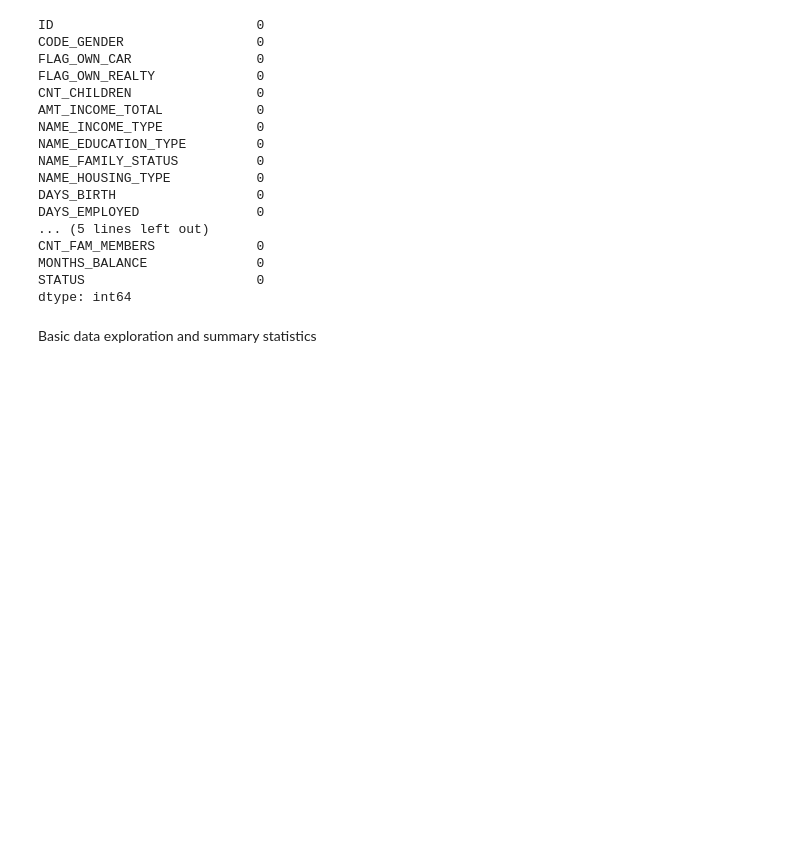
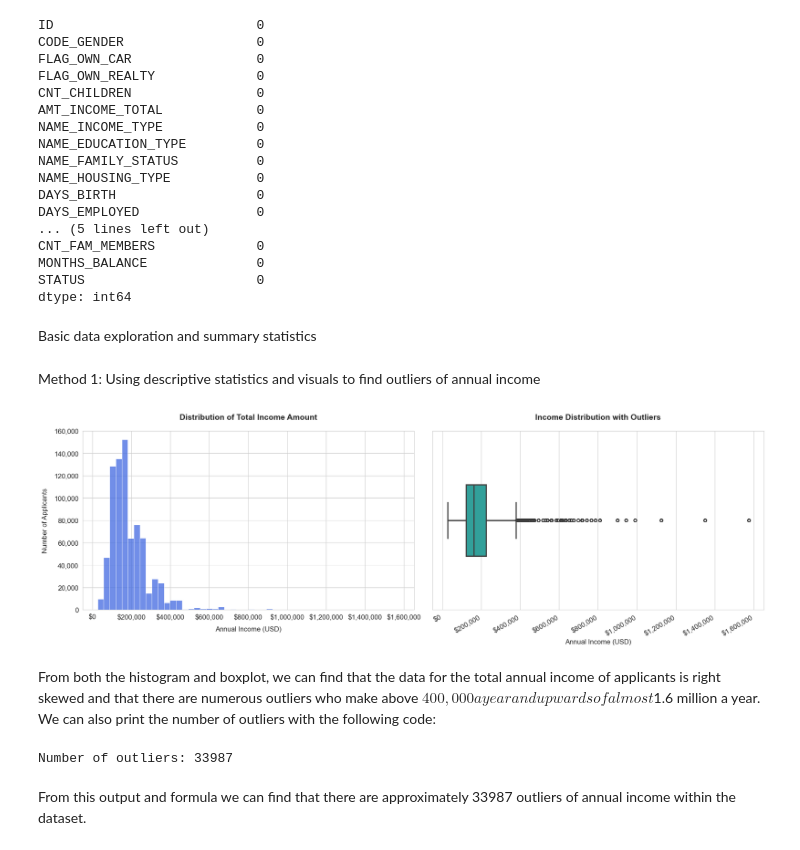
Before and after one commit to Yuvraj-R/CMSC320_FINAL, a Jupyter notebook: Checkpoint2.ipynb, the cells around one changed output. Drawn from its saved outputs; the diff is of its cells as text; code cells hidden in the pictures; blank space fills up the shorter version.

Commit message:
finished method one

```diff
--- a/Checkpoint2.ipynb
+++ b/Checkpoint2.ipynb
@@ -86,3 +89,55 @@ STATUS                      0
 dtype: int64
 # %% [markdown]
 Basic data exploration and summary statistics
+# %% [markdown]
+Method 1: Using descriptive statistics and visuals to find outliers of annual income
+# %%
+import matplotlib.ticker as ticker
+
+
+
+# create figure with two subplots
+fig, (ax1, ax2) = plt.subplots(1, 2, figsize=(18, 6))
+
+# plotting the Histogram
+hist = sns.histplot(total_dataset['AMT_INCOME_TOTAL'], bins=50, ax=ax1,
+                    color='royalblue', edgecolor='white', linewidth=0.5)
+ax1.set_title('Distribution of Total Income Amount', pad=20, fontsize=14, fontweight='bold')
+ax1.set_xlabel('Annual Income (USD)', labelpad=10)
+ax1.set_ylabel('Number of Applicants', labelpad=10)
+
+# make it so the tickers are formatted for monetary amounts
+ax1.xaxis.set_major_formatter(ticker.StrMethodFormatter('${x:,.0f}'))
+ax1.yaxis.set_major_formatter(ticker.StrMethodFormatter('{x:,.0f}'))
+
+
+# Boxplot
+box = sns.boxplot(x=total_dataset['AMT_INCOME_TOTAL'], ax=ax2, color='lightseagreen',
+                  width=0.4, linewidth=2, flierprops=dict(marker='o', markersize=5))
+ax2.set_title('Income Distribution with Outliers', pad=20, fontsize=14, fontweight='bold')
+ax2.set_xlabel('Annual Income (USD)')
+
+# make it so the tickers are formatted for monetary amounts
+ax2.xaxis.set_major_formatter(ticker.StrMethodFormatter('${x:,.0f}'))
+
+
+plt.setp(ax2.get_xticklabels(), rotation=30, ha='right')
+
+
+plt.tight_layout() # make it so the graphs appear side by side
+plt.show()
+# %% [output]
+[figure, added]
+# %% [markdown]
+From both the histogram and boxplot, we can find that the data for the total annual income of applicants is right skewed and that there are numerous outliers who make above $400,000 a year and upwards of almost $1.6 million a year. We can also print the number of outliers with the following code:
+# %%
+Q1 = total_dataset['AMT_INCOME_TOTAL'].quantile(0.25)
+Q3 = total_dataset['AMT_INCOME_TOTAL'].quantile(0.75)
+IQR = Q3 - Q1
+# filters for outliers using the formula x > Q3 + 1.5 * IQR
+outliers = total_dataset[(total_dataset['AMT_INCOME_TOTAL'] > Q3 + 1.5 * IQR)]
+print(f"Number of outliers: {len(outliers)}")
+# %% [output]
+Number of outliers: 33987
+# %% [markdown]
+From this output and formula we can find that there are approximately 33987 outliers of annual income within the dataset.
```
Also changed, not shown: parts of 1 cell of this notebook.
